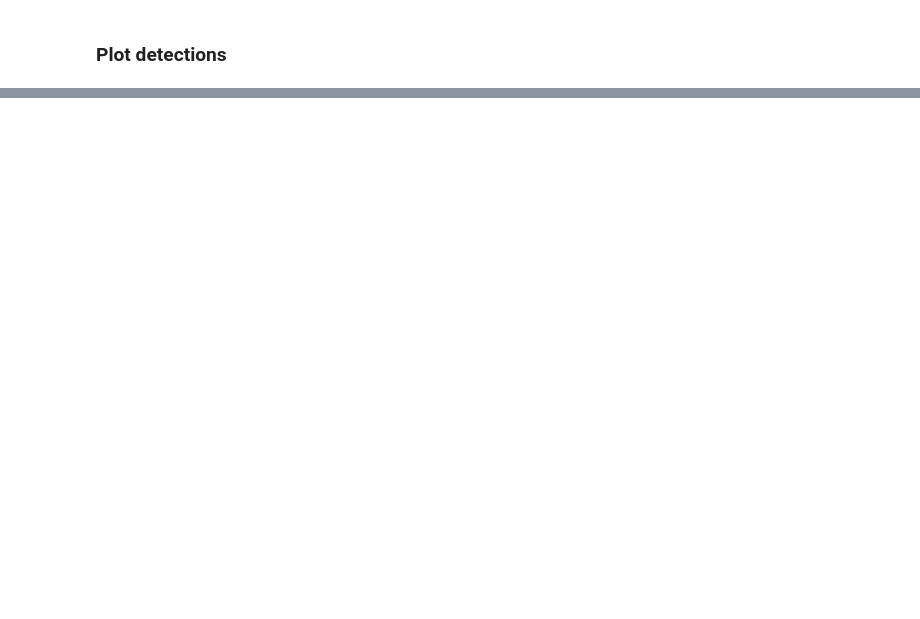
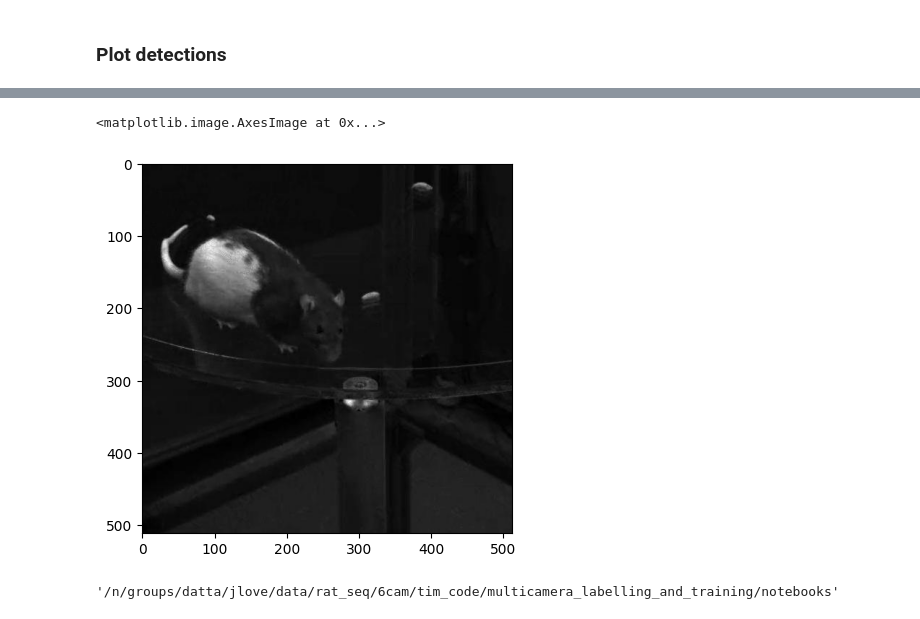
Before and after one commit to timsainb/multicamera_labelling_and_training, a Jupyter notebook: notebooks/3.1-visualize-detection-results.ipynb, the cells around one changed output, grey strips where cells are left out. Drawn from its saved outputs; the diff is of its cells as text; code cells hidden in the pictures; blank space fills up the shorter version.

```diff
--- a/notebooks/3.1-visualize-detection-results.ipynb
+++ b/notebooks/3.1-visualize-detection-results.ipynb
@@ -104,0 +112,48 @@ for i in range(1):
+# %%
+def crop_image(image, centroid, crop_size):
+    """Crop an image around a centroid.
+
+    Parameters
+    ----------
+    image: ndarray of shape (height, width, 3)
+        Image to crop.
+
+    centroid: tuple of int
+        (x,y) coordinates of the centroid.
+
+    crop_size: int or tuple(int,int)
+        Size of the crop around the centroid. Either a single int for a square
+        crop, or a tuple of ints (w,h) for a rectangular crop.
+
+
+    Returns
+    -------
+    image: ndarray of shape (crop_size, crop_size, 3)
+        Cropped image.
+    """
+    if isinstance(crop_size, tuple):
+        w, h = crop_size
+    else:
+        w, h = crop_size, crop_size
+    x, y = int(centroid[0]), int(centroid[1])
+
+    x_min = max(0, x - w // 2)
+    y_min = max(0, y - h // 2)
+    x_max = min(image.shape[1], x + w // 2)
+    y_max = min(image.shape[0], y + h // 2)
+
+    cropped = image[y_min:y_max, x_min:x_max]
+    padded = np.zeros((h, w, *image.shape[2:]), dtype=image.dtype)
+    pad_x = max(w // 2 - x, 0)
+    pad_y = max(h // 2 - y, 0)
+    padded[
+        pad_y : pad_y + cropped.shape[0], pad_x : pad_x + cropped.shape[1]
+    ] = cropped
+    return padded
+# %%
+cropped = crop_image(image_array, [x_cent, y_cent], 512)
+# %%
+plt.imshow(cropped)
+# %% [output]
+<matplotlib.image.AxesImage at 0x...>
+[figure, added]
@@ -104,0 +162,4 @@ for i in range(1):
+# %%
+pwd
+# %% [output]
+'/n/groups/datta/jlove/data/rat_seq/6cam/tim_code/multicamera_labelling_and_training/notebooks'
```
Also changed, not shown: parts of 12 cells of this notebook, 5 other files.
